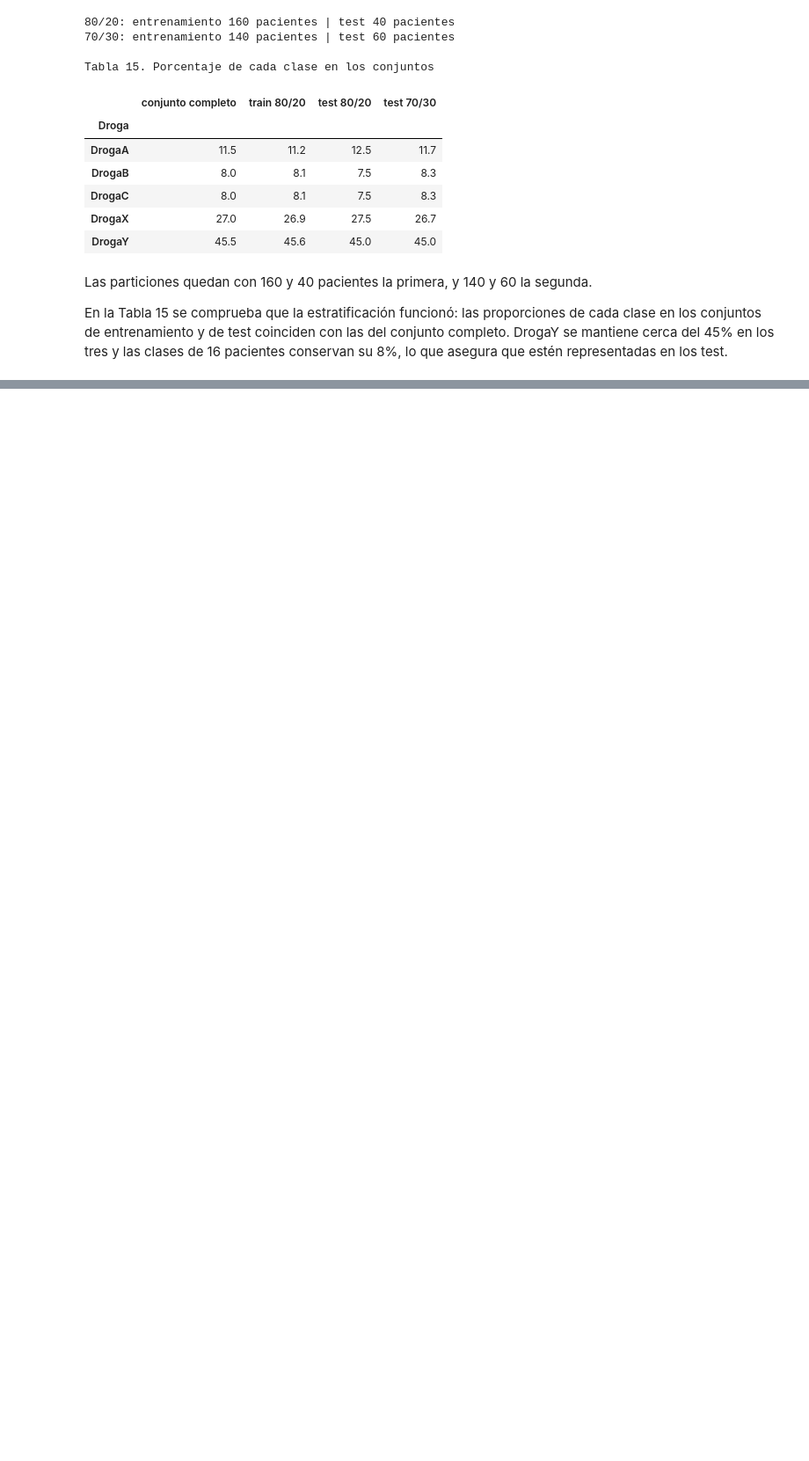
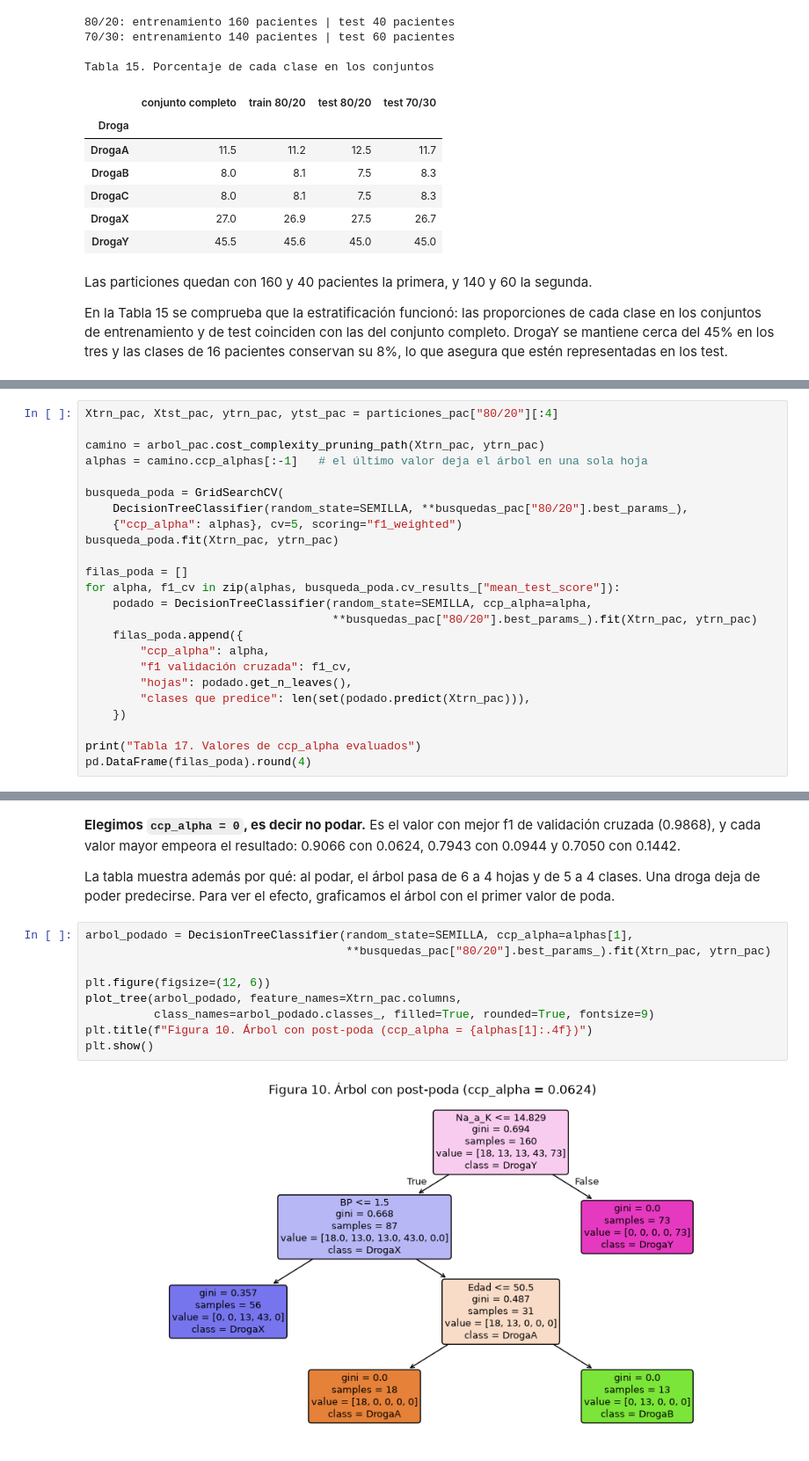
Before and after one commit to frankoespa/tuia-mineria-de-datos, a Jupyter notebook: tp2/tp2_mineria_renna_esparza.ipynb, the cells around one changed output, grey strips where cells are left out. Shown at 88% size. Saved outputs shown, nothing was run; the diff lists cells and outputs as text; blank space fills up the shorter version.

```diff
--- a/tp2/tp2_mineria_renna_esparza.ipynb
+++ b/tp2/tp2_mineria_renna_esparza.ipynb
@@ -729,0 +809,24 @@ En la Tabla 15 se comprueba que la estratificación funcionó: las proporciones
+# %%
+Xtrn_pac, Xtst_pac, ytrn_pac, ytst_pac = particiones_pac["80/20"][:4]
+
+camino = arbol_pac.cost_complexity_pruning_path(Xtrn_pac, ytrn_pac)
+alphas = camino.ccp_alphas[:-1]   # el último valor deja el árbol en una sola hoja
+
+busqueda_poda = GridSearchCV(
+    DecisionTreeClassifier(random_state=SEMILLA, **busquedas_pac["80/20"].best_params_),
+    {"ccp_alpha": alphas}, cv=5, scoring="f1_weighted")
+busqueda_poda.fit(Xtrn_pac, ytrn_pac)
+
+filas_poda = []
+for alpha, f1_cv in zip(alphas, busqueda_poda.cv_results_["mean_test_score"]):
+    podado = DecisionTreeClassifier(random_state=SEMILLA, ccp_alpha=alpha,
+                                    **busquedas_pac["80/20"].best_params_).fit(Xtrn_pac, ytrn_pac)
+    filas_poda.append({
+        "ccp_alpha": alpha,
+        "f1 validación cruzada": f1_cv,
+        "hojas": podado.get_n_leaves(),
+        "clases que predice": len(set(podado.predict(Xtrn_pac))),
+    })
+
+print("Tabla 17. Valores de ccp_alpha evaluados")
+pd.DataFrame(filas_poda).round(4)
@@ -729,0 +840,15 @@ En la Tabla 15 se comprueba que la estratificación funcionó: las proporciones
+# %% [markdown]
+**Elegimos `ccp_alpha = 0`, es decir no podar.** Es el valor con mejor f1 de validación cruzada (0.9868), y cada valor mayor empeora el resultado: 0.9066 con 0.0624, 0.7943 con 0.0944 y 0.7050 con 0.1442.
+
+La tabla muestra además por qué: al podar, el árbol pasa de 6 a 4 hojas y de 5 a 4 clases. Una droga deja de poder predecirse. Para ver el efecto, graficamos el árbol con el primer valor de poda.
+# %%
+arbol_podado = DecisionTreeClassifier(random_state=SEMILLA, ccp_alpha=alphas[1],
+                                      **busquedas_pac["80/20"].best_params_).fit(Xtrn_pac, ytrn_pac)
+
+plt.figure(figsize=(12, 6))
+plot_tree(arbol_podado, feature_names=Xtrn_pac.columns,
+          class_names=arbol_podado.classes_, filled=True, rounded=True, fontsize=9)
+plt.title(f"Figura 10. Árbol con post-poda (ccp_alpha = {alphas[1]:.4f})")
+plt.show()
+# %% [output]
+[figure, added]
```
Also changed, not shown: parts of 13 cells of this notebook, 1 other file.
